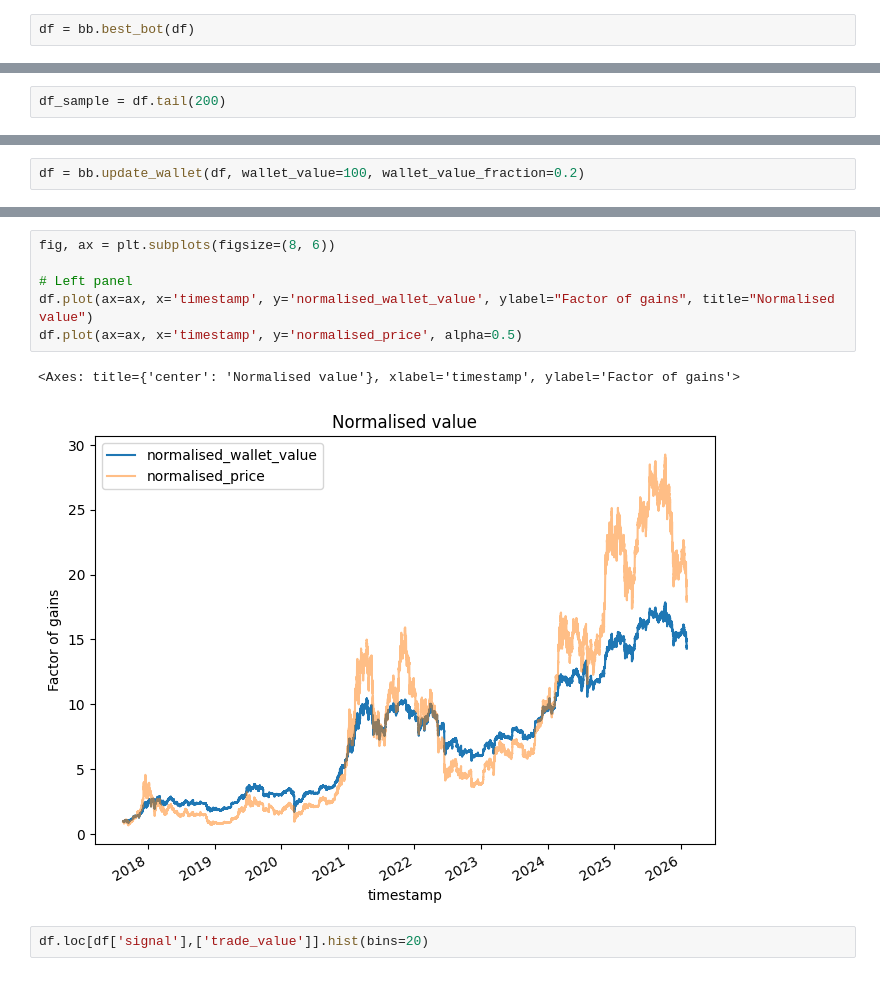
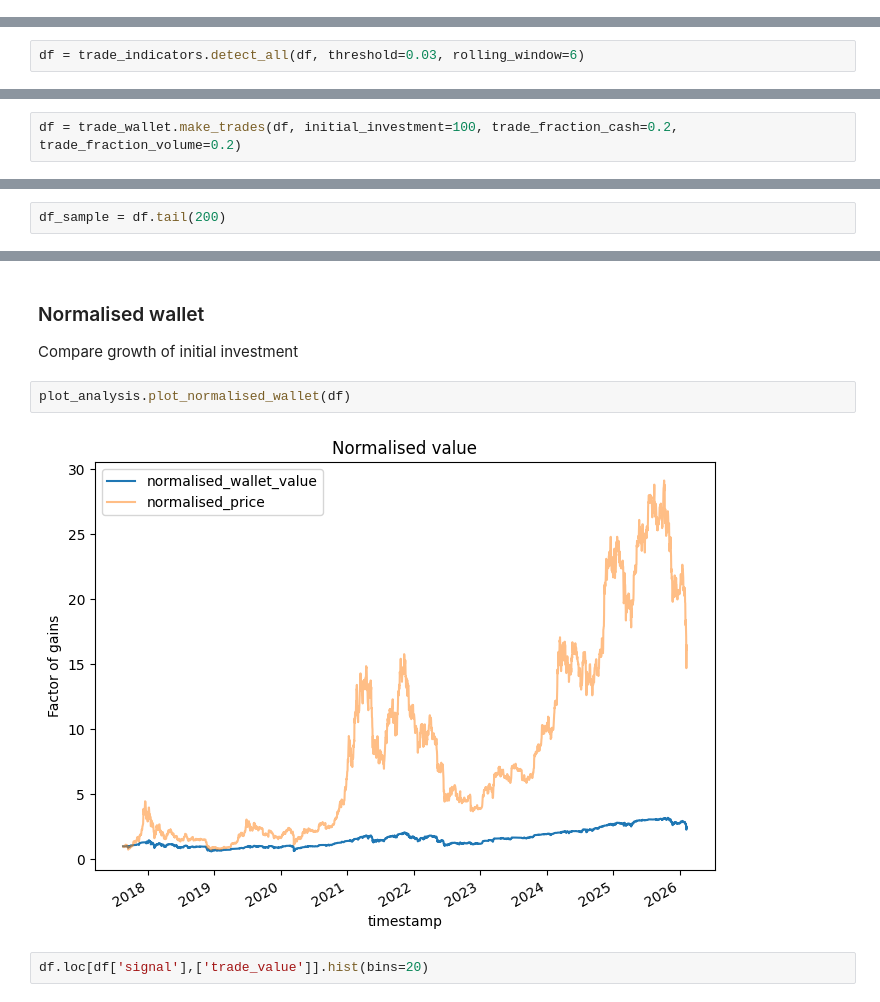
Before and after one commit to janalbertviljoen/Trading_Bot, a Jupyter notebook: run_bot.ipynb, the cells around one changed output, grey strips where cells are left out. Saved outputs shown, nothing was run; the diff lists cells and outputs as text.

```diff
--- a/run_bot.ipynb
+++ b/run_bot.ipynb
@@ -19,2 +17,0 @@ df = bb.trade_direction(df)
-# %%
-df = bb.best_bot(df)
@@ -20,0 +20,2 @@ df = bb.best_bot(df)
+# %%
+df = trade_indicators.detect_all(df, threshold=0.03, rolling_window=6)
@@ -20,0 +24,2 @@ df = bb.best_bot(df)
+# %%
+df = trade_wallet.make_trades(df, initial_investment=100, trade_fraction_cash=0.2, trade_fraction_volume=0.2)
@@ -46,2 +42,0 @@ Name: count, dtype: int64
-# %%
-df = bb.update_wallet(df, wallet_value=100, wallet_value_fraction=0.2)
@@ -71,12 +53,10 @@ ax[1].ticklabel_format(axis='y', style='sci', scilimits=(0, 0))
+# %% [markdown]
+### Normalised wallet
+Compare growth of initial investment
 # %%
-fig, ax = plt.subplots(figsize=(8, 6))
-
-# Left panel
-df.plot(ax=ax, x='timestamp', y='normalised_wallet_value', ylabel="Factor of gains", title="Normalised value")
-df.plot(ax=ax, x='timestamp', y='normalised_price', alpha=0.5)
+plot_analysis.plot_normalised_wallet(df)
 # %% [output]
-<Axes: title={'center': 'Normalised value'}, xlabel='timestamp', ylabel='Factor of gains'>
-[figure, old version]
+[figure, new version]
 # %%
 df.loc[df['signal'],['trade_value']].hist(bins=20)
 # %% [output]
```
Also changed, not shown: parts of 24 cells of this notebook, 7 other files.
